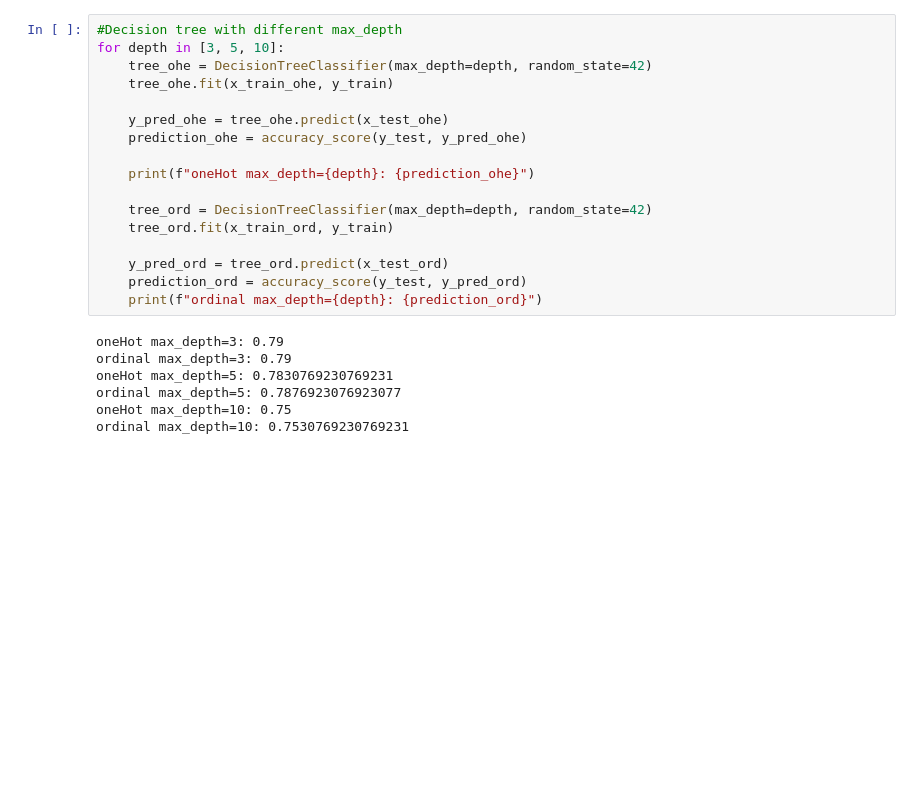
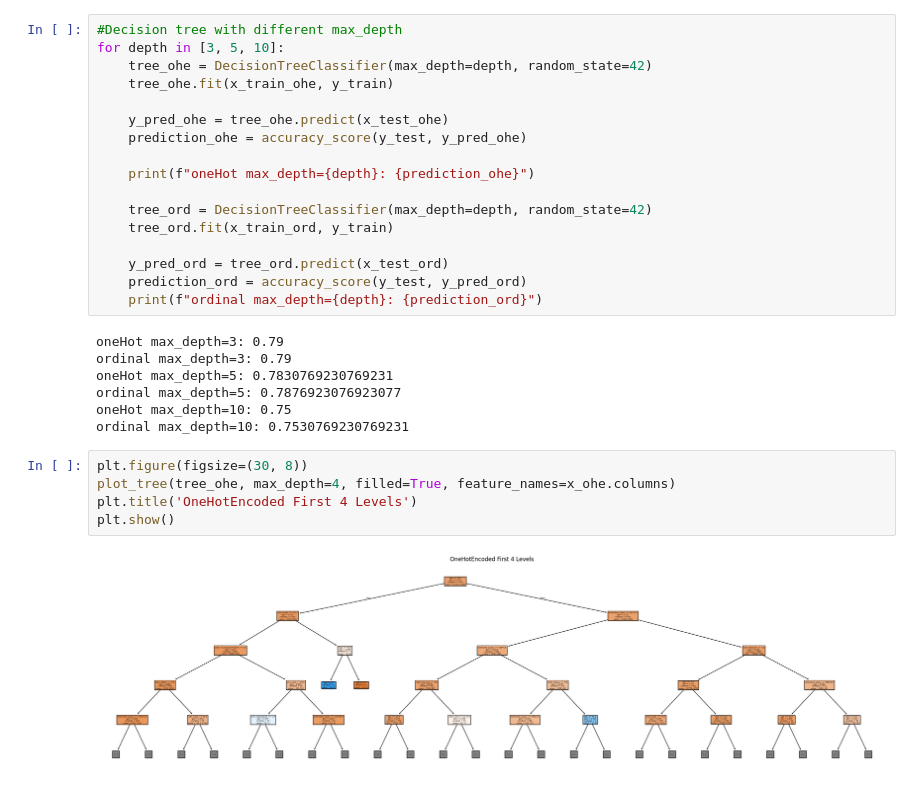
Before and after one commit to iKeiNagai/Data-Science, a Jupyter notebook: churn_prediction.ipynb, the cells around one changed output. Saved outputs shown, nothing was run; the diff lists cells and outputs as text; blank space fills up the shorter version.

Commit message:
first 4 level of decision tree using plot_tree

```diff
--- a/churn_prediction.ipynb
+++ b/churn_prediction.ipynb
@@ -173,3 +187,10 @@ oneHot max_depth=5: 0.7830769230769231
 ordinal max_depth=5: 0.7876923076923077
 oneHot max_depth=10: 0.75
 ordinal max_depth=10: 0.7530769230769231
+# %%
+plt.figure(figsize=(30, 8))
+plot_tree(tree_ohe, max_depth=4, filled=True, feature_names=x_ohe.columns)
+plt.title('OneHotEncoded First 4 Levels')
+plt.show()
+# %% [output]
+[figure, added]
```
Also changed, not shown: parts of 2 cells of this notebook.
